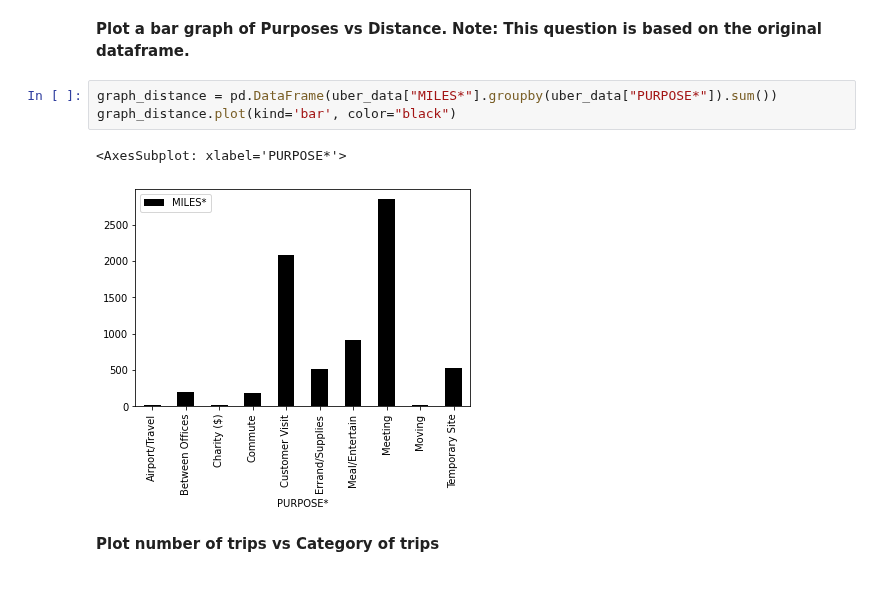
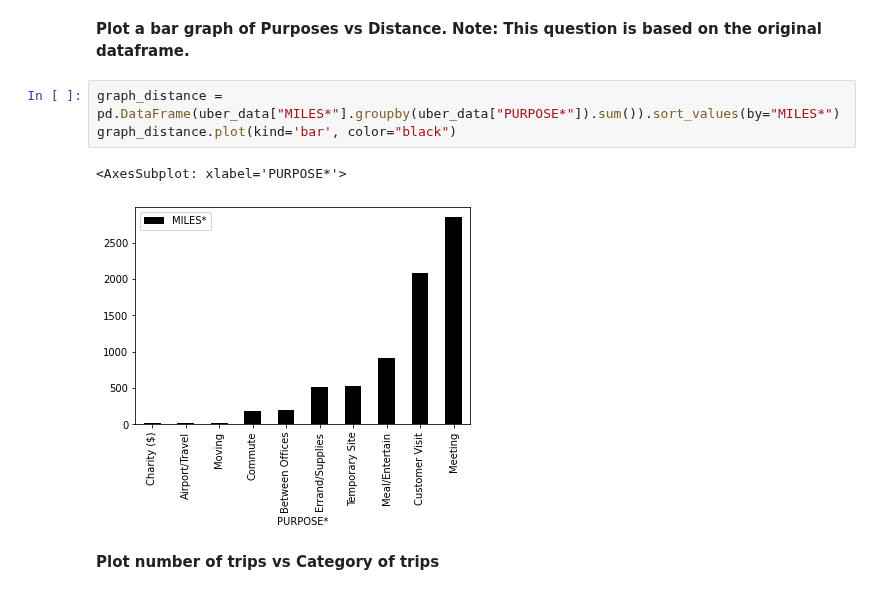
Before and after one commit to Hugox96/Uber_An-lise, a Jupyter notebook: Uber.ipynb, the cells around one changed output. Drawn from its saved outputs; the diff is of its cells as text.

```diff
--- a/Uber.ipynb
+++ b/Uber.ipynb
@@ -383,11 +383,11 @@ uber_data.groupby('MILES*').agg({'START*':'count',
 **Plot a bar graph of Purposes vs Distance.**
 **Note: This question is based on the original dataframe.**
 # %%
-graph_distance = pd.DataFrame(uber_data["MILES*"].groupby(uber_data["PURPOSE*"]).sum())
+graph_distance = pd.DataFrame(uber_data["MILES*"].groupby(uber_data["PURPOSE*"]).sum()).sort_values(by="MILES*")
 graph_distance.plot(kind='bar', color="black")
 # %% [output]
 <AxesSubplot: xlabel='PURPOSE*'>
-[figure, old version]
+[figure, new version]
 # %% [markdown]
 **Plot number of trips vs Category of trips**
 # %%
```
